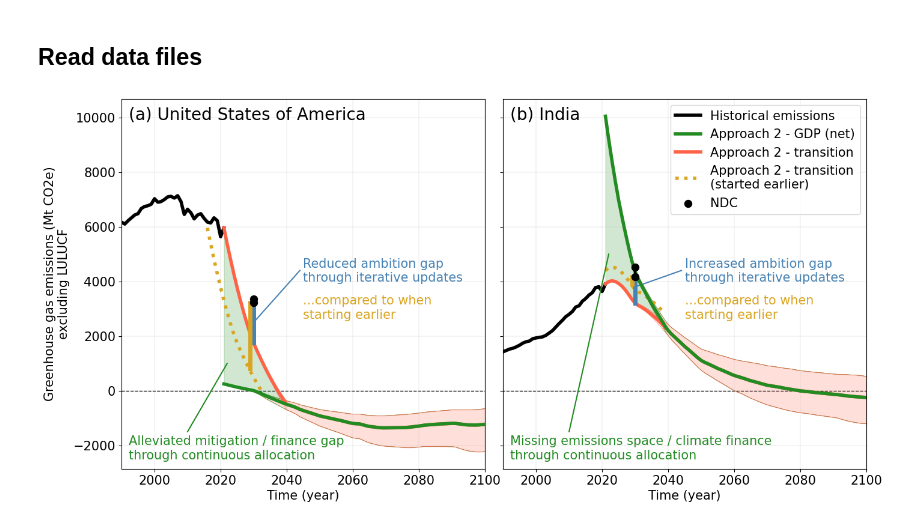
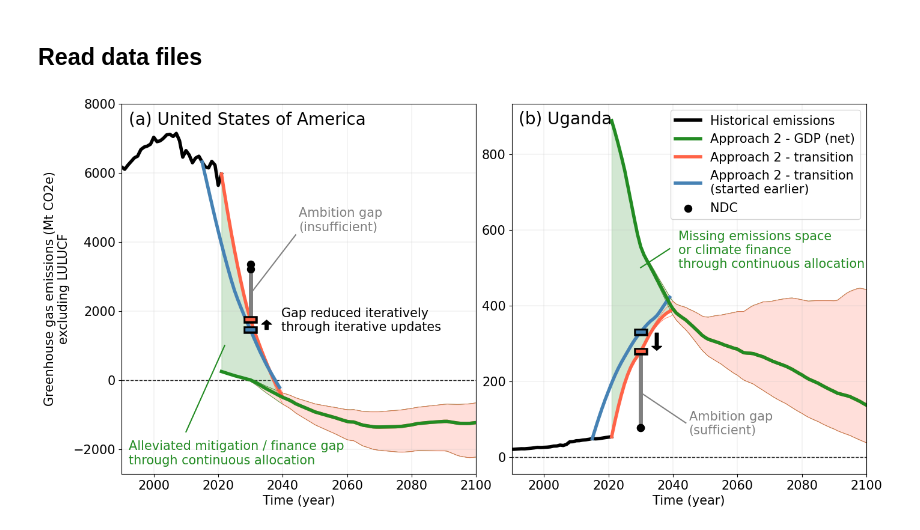
Before and after one commit to imagepbl/effort-sharing, a Jupyter notebook: Plotting/Paper_Yann/Figure_1.ipynb, the cells around one changed output. Drawn from its saved outputs; the diff is of its cells as text; code cells hidden in the pictures.

Commit message:
Implementation 2015 as starting year (modulated by config.ini) now works.

```diff
--- a/Plotting/Paper_Yann/Figure_1.ipynb
+++ b/Plotting/Paper_Yann/Figure_1.ipynb
@@ -23,9 +23,11 @@ path_figs = Path("K:/Code/EffortSharing/") / "Figures" / "Paper_Robiou2023"
 # %% [markdown]
 ## Read data files
 # %%
-xr_dataread = xr.open_dataset(path_data / "xr_dataread.nc")
-xr_combs = xr.open_dataset(path_data / "xr_combinedapproaches.nc")
-xr_temps = xr.open_dataset(path_data / "xr_combinedapproaches_temps.nc")
+xr_dataread = xr.open_dataset(path_data / 'startyear_2021' / "xr_dataread.nc")
+xr_comb_2015 = xr.open_dataset(path_data / 'startyear_2015' / "xr_comb_GHG_excl.nc")
+xr_comb_2021 = xr.open_dataset(path_data / 'startyear_2021' / "xr_comb_GHG_excl.nc")
+xr_temp_2015 = xr.open_dataset(path_data / 'startyear_2015' / "xr_combtemps_GHG_excl.nc")
+xr_temp_2021 = xr.open_dataset(path_data / 'startyear_2021' / "xr_combtemps_GHG_excl.nc")
 all_regions_iso = np.load(path_data / "all_regions.npy")
 all_regions_names = np.array(list(np.load(path_data / "all_regions_names.npy")[:-1])+['Earth']) # Only in old xr_dataread version, should be updated when reran
 all_countries_iso = np.load(path_data / "all_countries.npy", allow_pickle=True)
@@ -50,70 +52,89 @@ group_ldc = countries_iso[np.array(df_g["LDC"]) == 1]
 group_eg = countries_iso[np.array(df_g["European Group"]) == 1]
 group_world = np.copy(countries_iso)
 # %%
-fig, (ax1, ax2) = plt.subplots(1, 2, figsize=(16, 8), sharey=True)
+fig, (ax1, ax2) = plt.subplots(1, 2, figsize=(16, 8), sharey=False)
 
-xr_combs_sel = xr_combs.sel(Temperature=1.6, Risk=0.5, Convergence_year=2040)
+xr_combs_sel = xr_comb_2021.sel(Temperature=1.6, Risk=0.5, Convergence_year=2040)
+xr_combs_sel15 = xr_comb_2015.sel(Temperature=1.6, Risk=0.5, Convergence_year=2040)
 
-for reg_i, reg in enumerate(['USA', 'IND']):
+for reg_i, reg in enumerate(['USA', 'UGA']):
     ax = [ax1, ax2][reg_i]
     ax.set_xlim([1990, 2100])
     ax.grid(color='silver', linestyle='-', linewidth=0.25)
 
     ax.plot(xr_dataread.Time, xr_dataread.GHG_hist_excl.sel(Region=reg), label='Historical emissions', c='black', lw=4)
 
-    ax.plot(xr_combs.Time, xr_combs_sel.Approach2.sel(Region=reg).max(dim=['Discount_factor', 'Historical_startyear', 'Scenario']), c='forestgreen', lw=0.5)
-    ax.plot(xr_combs.Time, xr_combs_sel.Approach2.sel(Region=reg).median(dim=['Discount_factor', 'Historical_startyear', 'Scenario']), label='Approach 2 - GDP (net)', c='forestgreen', lw=4, zorder=1e9)
-    ax.plot(xr_combs.Time, xr_combs_sel.Approach2.sel(Region=reg).min(dim=['Discount_factor', 'Historical_startyear', 'Scenario']), c='forestgreen', lw=0.5)
+    ax.plot(xr_comb_2021.Time, xr_combs_sel.Approach2.sel(Region=reg).max(dim=['Discount_factor', 'Historical_startyear', 'Scenario']), c='forestgreen', lw=0.5)
+    ax.plot(xr_comb_2021.Time, xr_combs_sel.Approach2.sel(Region=reg).median(dim=['Discount_factor', 'Historical_startyear', 'Scenario']), label='Approach 2 - GDP (net)', c='forestgreen', lw=4, zorder=1e9)
+    ax.plot(xr_comb_2021.Time, xr_combs_sel.Approach2.sel(Region=reg).min(dim=['Discount_factor', 'Historical_startyear', 'Scenario']), c='forestgreen', lw=0.5)
 
     # shade area between min and max
-    ax.fill_between(xr_combs.Time, xr_combs_sel.Approach2.sel(Region=reg).min(dim=['Discount_factor', 'Historical_startyear', 'Scenario']), xr_combs_sel.Approach2.sel(Region=reg).max(dim=['Discount_factor', 'Historical_startyear', 'Scenario']), color='tomato', alpha=0.2)
+    ax.fill_between(xr_comb_2021.Time, xr_combs_sel.Approach2.sel(Region=reg).min(dim=['Discount_factor', 'Historical_startyear', 'Scenario']), xr_combs_sel.Approach2.sel(Region=reg).max(dim=['Discount_factor', 'Historical_startyear', 'Scenario']), color='tomato', alpha=0.2)
 
-    ax.plot(xr_combs.Time, xr_combs_sel.Approach2t.sel(Region=reg).max(dim=['Discount_factor', 'Historical_startyear', 'Scenario']), c='tomato', lw=0.5)
-    ax.plot(xr_combs.Time, xr_combs_sel.Approach2t.sel(Region=reg).median(dim=['Discount_factor', 'Historical_startyear', 'Scenario']), label='Approach 2 - transition', c='tomato', lw=4)
-    ax.plot(xr_combs.Time, xr_combs_sel.Approach2t.sel(Region=reg).min(dim=['Discount_factor', 'Historical_startyear', 'Scenario']), c='tomato', lw=0.5)
+    ax.plot(xr_comb_2021.Time, xr_combs_sel.Approach2t.sel(Region=reg).max(dim=['Discount_factor', 'Historical_startyear', 'Scenario']), c='tomato', lw=0.5)
+    ax.plot(xr_comb_2021.Time, xr_combs_sel.Approach2t.sel(Region=reg).median(dim=['Discount_factor', 'Historical_startyear', 'Scenario']), label='Approach 2 - transition', c='tomato', lw=4)
+    ax.plot(xr_comb_2021.Time, xr_combs_sel.Approach2t.sel(Region=reg).min(dim=['Discount_factor', 'Historical_startyear', 'Scenario']), c='tomato', lw=0.5)
 
     # Hypothetical earlier start
-    ax.plot(xr_combs.Time.sel(Time=np.arange(2021, 2040))+[-5, 0][reg_i], xr_combs_sel.Approach2t.sel(Region=reg).sel(Time=np.arange(2021, 2040)).median(dim=['Discount_factor', 'Historical_startyear', 'Scenario'])+[0, 500][reg_i], ':', label='Approach 2 - transition\n(started earlier)', c='goldenrod', lw=4)
+    ax.plot(xr_comb_2015.Time.sel(Time=np.arange(2015, 2040)),
+            xr_combs_sel15.Approach2t.sel(Region=reg).sel(Time=np.arange(2015, 2040)).median(dim=['Discount_factor', 'Historical_startyear', 'Scenario']),
+            #'',
+            label='Approach 2 - transition\n(started earlier)', c='steelblue', lw=4)
 
     # shade area between approach2 and approach2t
-    ax.fill_between(xr_combs.Time, xr_combs_sel.Approach2.sel(Region=reg).median(dim=['Discount_factor', 'Historical_startyear', 'Scenario']), xr_combs_sel.Approach2t.sel(Region=reg).median(dim=['Discount_factor', 'Historical_startyear', 'Scenario']), color='forestgreen', alpha=0.2)
+    ax.fill_between(xr_comb_2021.Time, xr_combs_sel.Approach2.sel(Region=reg).median(dim=['Discount_factor', 'Historical_startyear', 'Scenario']), xr_combs_sel.Approach2t.sel(Region=reg).median(dim=['Discount_factor', 'Historical_startyear', 'Scenario']), color='forestgreen', alpha=0.2)
 
     ax.plot([-1e3, 1e5], [0, 0], 'k--', lw=1, zorder=-1e9)
 
     ax.scatter([2030, 2030], [xr_dataread.GHG_ndc.sel(Region=reg).min(dim=['Conditionality', 'Ambition']), xr_dataread.GHG_ndc.sel(Region=reg).max(dim=['Conditionality', 'Ambition'])], c='black', s=75, zorder=1e9, label='NDC')
     ax.plot([2030, 2030], [xr_dataread.GHG_ndc.sel(Region=reg).min(dim=['Conditionality', 'Ambition']), xr_dataread.GHG_ndc.sel(Region=reg).max(dim=['Conditionality', 'Ambition'])], c='black', lw=3, zorder=1e9)
 
     # Set annotation in top-left corner
-    ax.text(0.02, 0.98, ['(a) United States of America', '(b) India'][reg_i], transform=ax.transAxes, fontsize=20, verticalalignment='top')#, bbox=dict(facecolor='white', alpha=0.5))
+    ax.text(0.02, 0.98, ['(a) United States of America', '(b) Uganda'][reg_i], transform=ax.transAxes, fontsize=20, verticalalignment='top')#, bbox=dict(facecolor='white', alpha=0.5))
     ax.set_xlabel('Time (year)', fontsize=15)
-    ax.plot([2030, 2030], [xr_combs_sel.Approach2t.sel(Region=reg, Time=2030).median(dim=['Discount_factor', 'Historical_startyear', 'Scenario']), xr_dataread.GHG_ndc.sel(Region=reg).min(dim=['Conditionality', 'Ambition'])], lw=5, c='steelblue')
-    ax.plot([2029, 2029], [[800, 3900][reg_i], xr_dataread.GHG_ndc.sel(Region=reg).min(dim=['Conditionality', 'Ambition'])], lw=5, c='goldenrod')
+    ax.plot([2030, 2030], [xr_combs_sel.Approach2t.sel(Region=reg, Time=2030).median(dim=['Discount_factor', 'Historical_startyear', 'Scenario']), xr_dataread.GHG_ndc.sel(Region=reg).min(dim=['Conditionality', 'Ambition'])], lw=5, c='grey')
+    #ax.plot([2029, 2029], [[800, 3900][reg_i], xr_dataread.GHG_ndc.sel(Region=reg).min(dim=['Conditionality', 'Ambition'])], lw=5, c='goldenrod')
 
+    val = xr_combs_sel.Approach2t.sel(Region=reg, Time=2030).median(dim=['Discount_factor', 'Historical_startyear', 'Scenario'])
+    ax.plot([2029, 2031], [val, val], c='tomato', lw=4, zorder=1e9)
+    ax.plot([2029, 2031], [val, val], c='black', lw=9, zorder=1e9-1)
+
+    val2 = xr_combs_sel15.Approach2t.sel(Region=reg, Time=2030).median(dim=['Discount_factor', 'Historical_startyear', 'Scenario'])
+    ax.plot([2029, 2031], [val2, val2], c='steelblue', lw=4, zorder=1e9)
+    ax.plot([2029, 2031], [val2, val2], c='black', lw=9, zorder=1e9-1)
+
+    ax.annotate('', xy=(2035, val), xytext=(2035, val2),
+                arrowprops=dict(facecolor='black', shrink=0.05, headlength=5, headwidth=12))
+
+
+    ax.text(0.5, [0.65, 0.1][reg_i], 'Ambition gap\n'+['(insufficient)', '(sufficient)'][reg_i], transform=ax.transAxes, fontsize=15, color='grey', verticalalignment='bottom')
+
+ax1.set_ylim([ax1.get_ylim()[0], 8000])
 ax1.set_ylabel('Greenhouse gas emissions (Mt CO2e)\nexcluding LULUCF', fontsize=15)
 
 # Set horizontal spacing between subplots
-plt.subplots_adjust(wspace=0.05)
+plt.subplots_adjust(wspace=0.10)
 
 # Annotation mid-left of first panel
 ax1.text(0.02, 0.02, 'Alleviated mitigation / finance gap\nthrough continuous allocation', transform=ax1.transAxes, fontsize=15, color='forestgreen', verticalalignment='bottom')
-ax1.text(0.5, 0.5, 'Reduced ambition gap\nthrough iterative updates', transform=ax1.transAxes, fontsize=15, color='steelblue', verticalalignment='bottom')
-ax1.text(0.5, 0.4, '...compared to when\nstarting earlier', transform=ax1.transAxes, fontsize=15, color='goldenrod', verticalalignment='bottom')
-ax2.text(0.02, 0.02, 'Missing emissions space / climate finance\nthrough continuous allocation', transform=ax2.transAxes, fontsize=15, color='forestgreen', verticalalignment='bottom')
-ax2.text(0.5, 0.5, 'Increased ambition gap\nthrough iterative updates', transform=ax2.transAxes, fontsize=15, color='steelblue', verticalalignment='bottom')
-ax2.text(0.5, 0.4, '...compared to when\nstarting earlier', transform=ax2.transAxes, fontsize=15, color='goldenrod', verticalalignment='bottom')
+ax1.text(0.45, 0.38, 'Gap reduced iteratively\nthrough iterative updates', transform=ax1.transAxes, fontsize=15, color='black', verticalalignment='bottom')
+ax2.text(0.47, 0.55, 'Missing emissions space\nor climate finance\nthrough continuous allocation', transform=ax2.transAxes, fontsize=15, color='forestgreen', verticalalignment='bottom')
 
 # Lines
 ax1.plot([2010, 2022], [-1500, 1000], c='forestgreen')
-ax2.plot([2010, 2022], [-1500, 5000], c='forestgreen')
-ax1.plot([2030, 2044], [2500, 4400], c='steelblue')
-ax2.plot([2030, 2044], [3800, 4400], c='steelblue')
+ax2.plot([2030, 2039], [500, 550], c='forestgreen')
+ax1.plot([2030, 2044], [2500, 4200], c='grey')
+ax2.plot([2030, 2044], [170, 90], c='grey')
+#ax2.plot([2030, 2044], [3800, 4400], c='steelblue')
 
 # Set y and x tick fontsizes
 plt.setp(ax1.get_yticklabels(), fontsize=15)
 plt.setp(ax1.get_xticklabels(), fontsize=15)
 plt.setp(ax2.get_xticklabels(), fontsize=15)
+plt.setp(ax2.get_yticklabels(), fontsize=15)
 
 plt.legend(loc = 'upper right', fontsize=15)
+
 plt.savefig(path_figs / "Figure_1.png", dpi=300)
 # %% [output]
-[figure, old version]
+[figure, new version]
```
Also changed, not shown: 5 other files.
